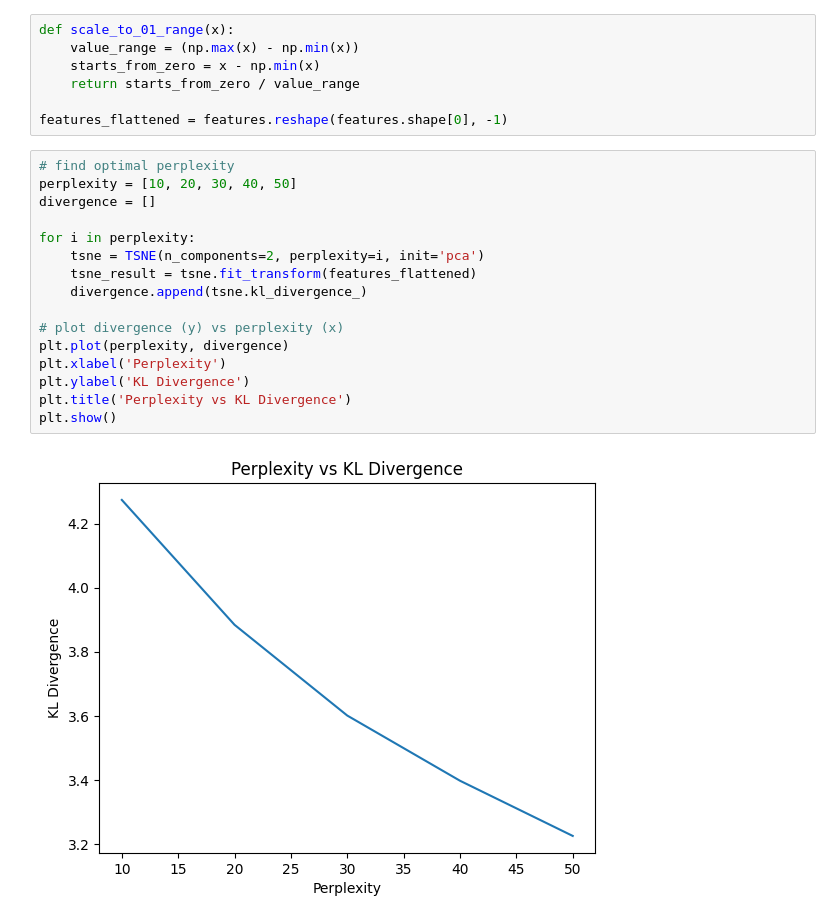
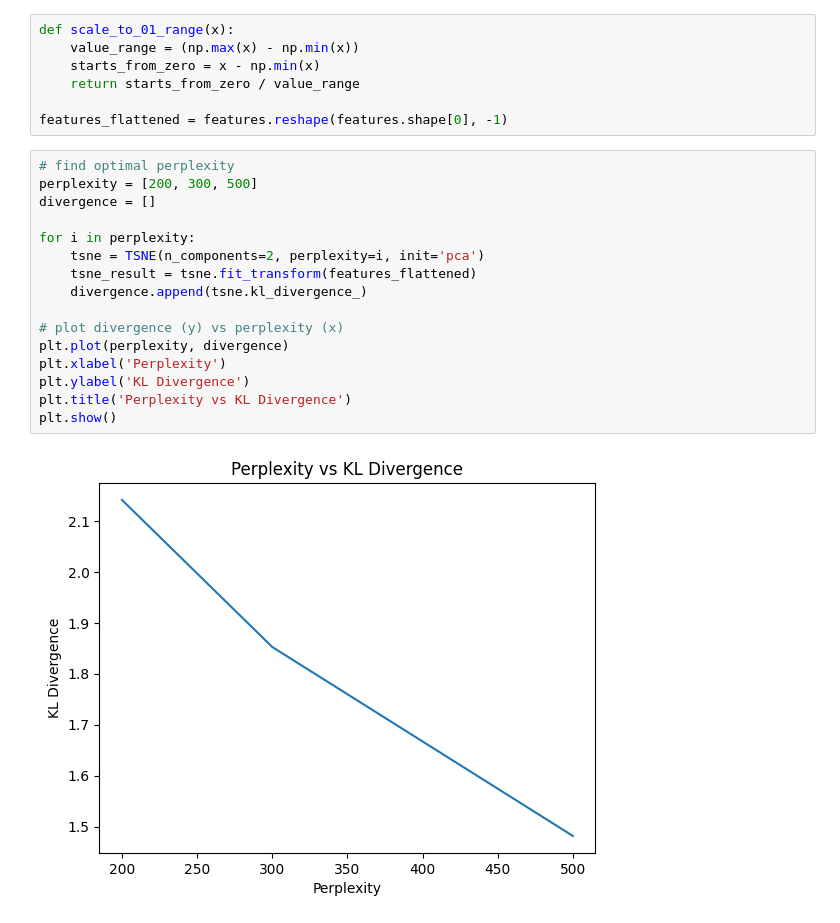
Before and after one commit to plant-ai-biophysics-lab/AGILE, a Jupyter notebook: experiments/active-learning/notebooks/pascal-test/svp.ipynb, the cells around one changed output. Drawn from its saved outputs; the diff is of its cells as text.

```diff
--- a/experiments/active-learning/notebooks/pascal-test/svp.ipynb
+++ b/experiments/active-learning/notebooks/pascal-test/svp.ipynb
@@ -335,19 +335,19 @@ def scale_to_01_range(x):
 features_flattened = features.reshape(features.shape[0], -1)
 # %%
 # find optimal perplexity
-perplexity = [10, 20, 30, 40, 50]
+perplexity = [200, 300, 500]
 divergence = []
 
 for i in perplexity:
     tsne = TSNE(n_components=2, perplexity=i, init='pca')
     tsne_result = tsne.fit_transform(features_flattened)
     divergence.append(tsne.kl_divergence_)
 
 # plot divergence (y) vs perplexity (x)
 plt.plot(perplexity, divergence)
 plt.xlabel('Perplexity')
 plt.ylabel('KL Divergence')
 plt.title('Perplexity vs KL Divergence')
 plt.show()
 # %% [output]
-[figure, old version]
+[figure, new version]
```
Also changed, not shown: parts of 2 cells of this notebook, 5 other files.
